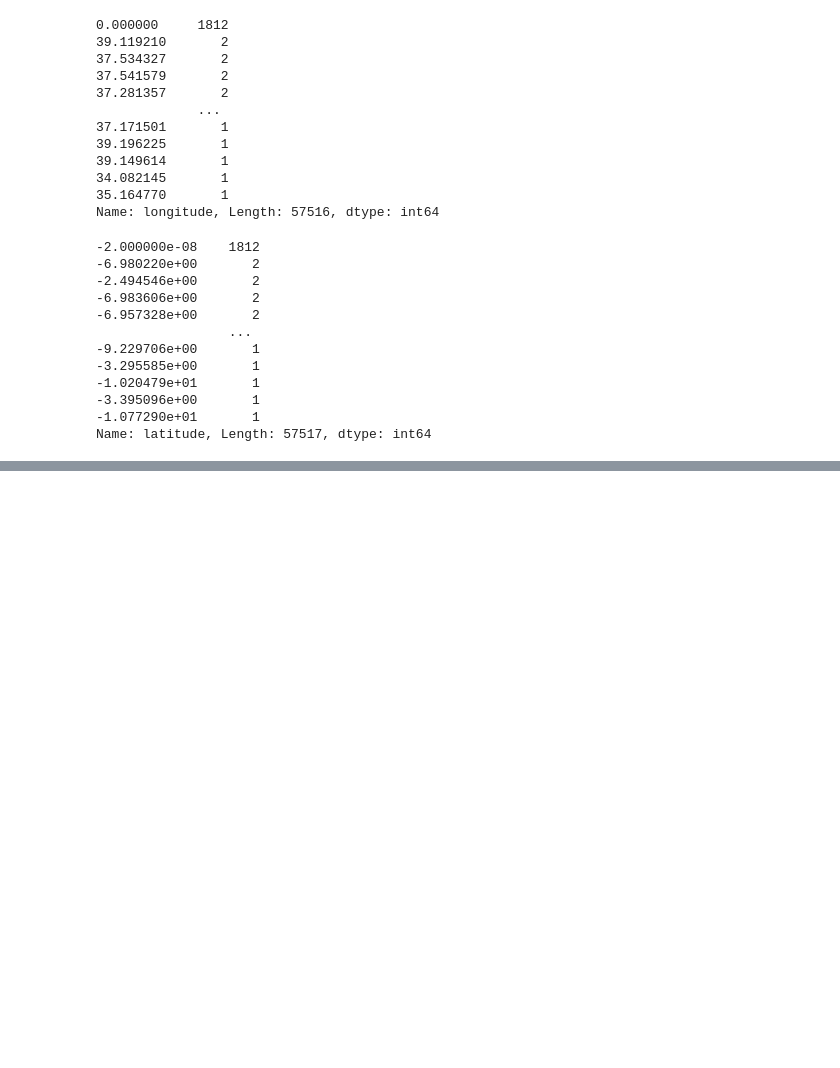
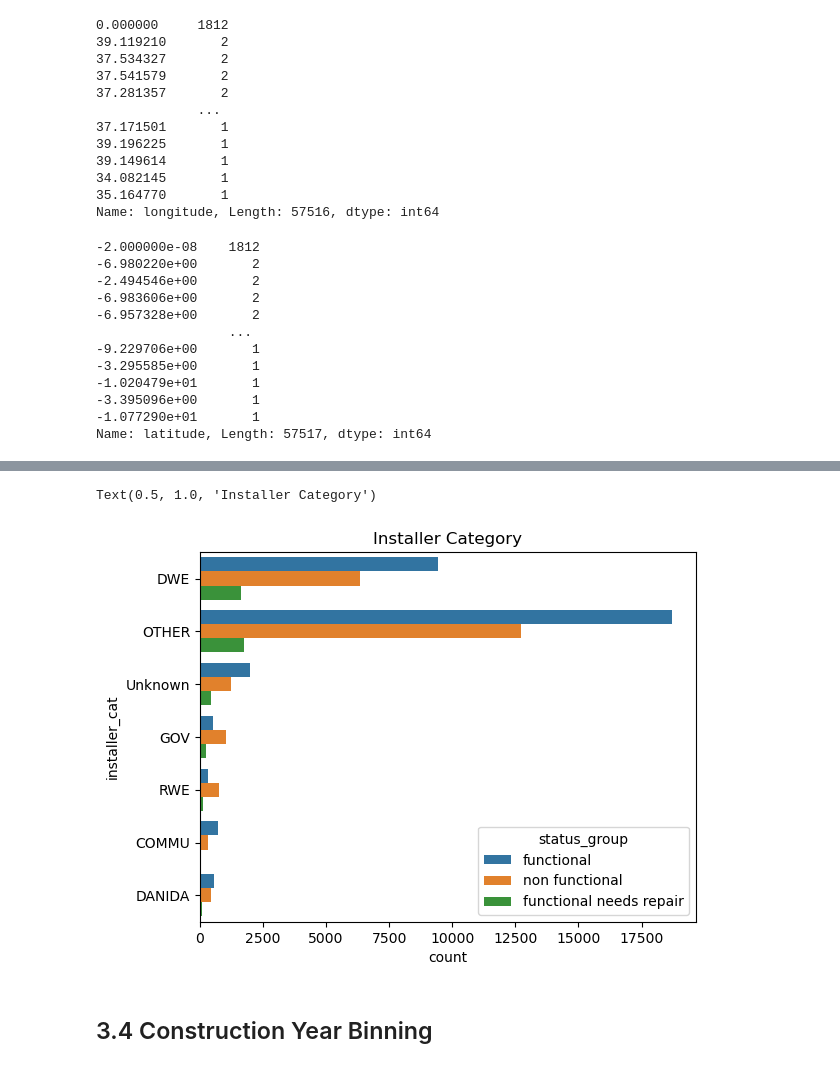
Before and after one commit to JasonErwin/dma-project, a Jupyter notebook: testing-notebooks/Jason_Preprocessing.ipynb, the cells around one changed output, grey strips where cells are left out. Drawn from its saved outputs; the diff is of its cells as text; code cells hidden in the pictures; blank space fills up the shorter version.

```diff
--- a/testing-notebooks/Jason_Preprocessing.ipynb
+++ b/testing-notebooks/Jason_Preprocessing.ipynb
@@ -980,0 +1000,2 @@ Index(['id', 'amount_tsh', 'date_recorded', 'funder', 'gps_height',
+# %%
+df_combined['installer'] = df_combined['installer'].fillna("Unknown")
@@ -980,0 +1017,20 @@ Index(['id', 'amount_tsh', 'date_recorded', 'funder', 'gps_height',
+# %%
+# Bin Values >1000 as individual Category,
+# <1000 placed in others
+
+def label_installer (row):
+    if row['installer'] in ['DWE']:
+        return "DWE"
+    if row['installer'] in ['Unknown']:
+        return "Unknown"
+    if row['installer'] in ['Government']:
+        return "GOV"
+    if row['installer'] in ['RWE']:
+        return "RWE"
+    if row['installer'] in ['Commu']:
+        return "COMMU"
+    if row['installer'] in ['DANIDA']:
+        return "DANIDA"
+    return "OTHER"
+
+df_combined['installer_cat'] = df_combined.apply(lambda row: label_installer(row), axis=1)
@@ -980,0 +1048,8 @@ Index(['id', 'amount_tsh', 'date_recorded', 'funder', 'gps_height',
+# %%
+sns.countplot(data=df_combined, y='installer_cat', hue='status_group', dodge=1.0)
+plt.title('Installer Category')
+# %% [output]
+Text(0.5, 1.0, 'Installer Category')
+[figure, added]
+# %% [markdown]
+## 3.4 Construction Year Binning
```
Also changed, not shown: parts of 45 cells of this notebook.
